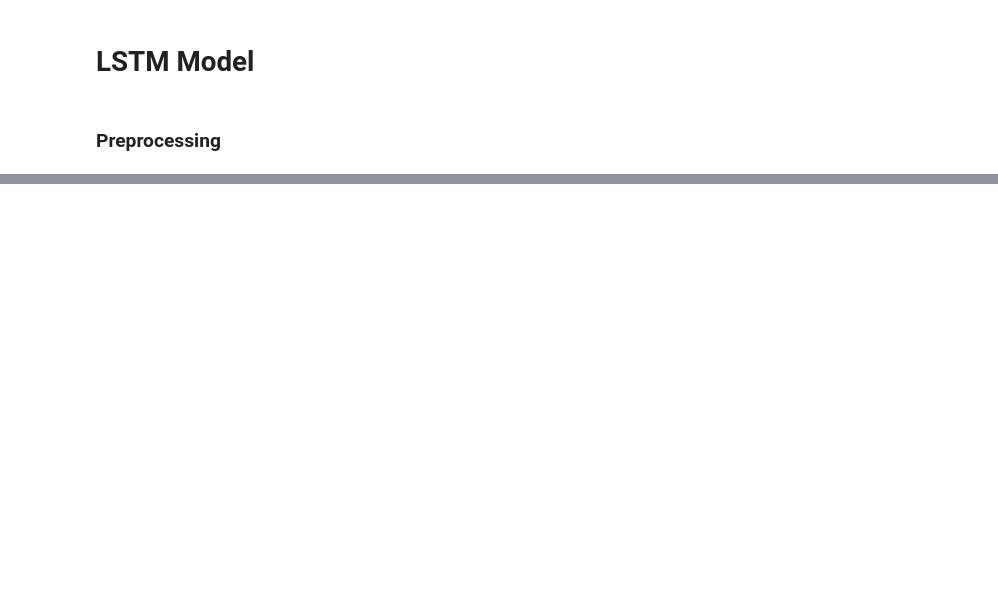
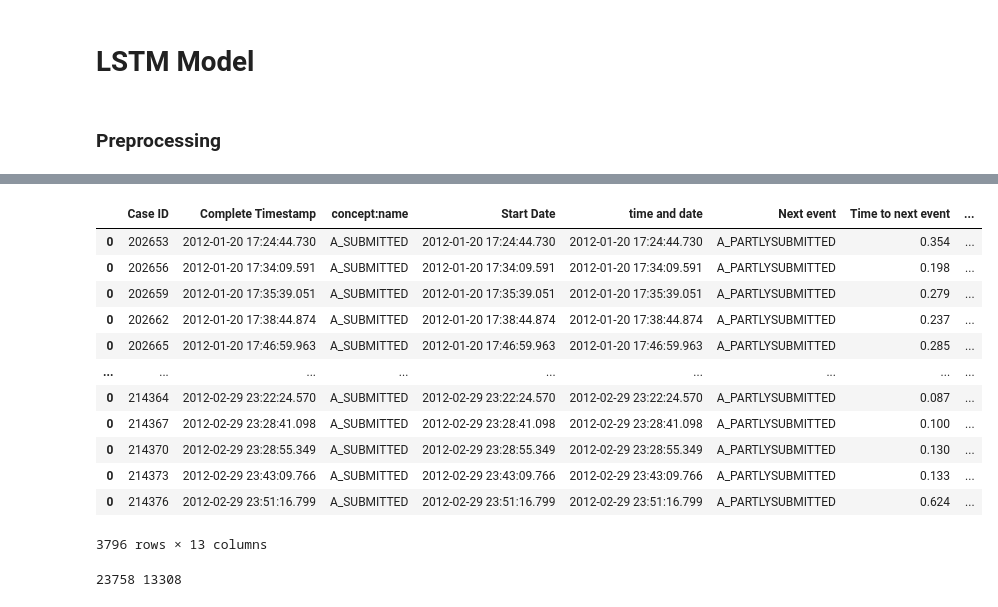
Before and after one commit to TristanDeenen/Process-Mining, a Jupyter notebook: Deliv_Notebook.ipynb, the cells around one changed output, grey strips where cells are left out. Drawn from its saved outputs; the diff is of its cells as text; code cells hidden in the pictures; blank space fills up the shorter version.

```diff
--- a/Deliv_Notebook.ipynb
+++ b/Deliv_Notebook.ipynb
@@ -749,0 +529,18 @@ balanced_accuracy_score(testing_data['Next act'], testing_data['LSTM_pred'], adj
+# %%
+LSTM_time = list(pred_time[1:])
+LSTM_time.append('-')
+test_df['LSTM time prediction'] = LSTM_time
+test_df.loc[test_df[log_test.activity] == 'End', 'LSTM time prediction'] = '-'
+# %%
+rf_act = [activity_map[act] for act in df_X_test['rf_prediction']]
+rf_act = rf_act[1:]
+rf_act.append('-')
+test_df['RF event prediction'] = rf_act
+test_df.loc[test_df[log_test.activity] == "End", "RF event prediction"] = "-"
+# %%
+rf_time = list(df_X_test['rf_time_prediction'][1:])
+rf_time.append('-')
+test_df['RF time prediction'] = rf_time
+test_df.loc[test_df[log_test.activity] == 'End', 'RF time prediction'] = '-'
+# %%
+test_df = test_df[test_df[log_test.activity] != 'End']
@@ -749,0 +560,24 @@ balanced_accuracy_score(testing_data['Next act'], testing_data['LSTM_pred'], adj
+# %%
+test_df.loc[test_df[log_test.activity] == 'A_SUBMITTED']
+# %% [output]
+|  | Case ID | Complete Timestamp | concept:name | Start Date | time and date | Next event | Time to next event | ... |
+| 0 | 202653 | 2012-01-20 17:24:44.730 | A_SUBMITTED | 2012-01-20 17:24:44.730 | 2012-01-20 17:24:44.730 | A_PARTLYSUBMITTED | 0.354 | ... |
+| 0 | 202656 | 2012-01-20 17:34:09.591 | A_SUBMITTED | 2012-01-20 17:34:09.591 | 2012-01-20 17:34:09.591 | A_PARTLYSUBMITTED | 0.198 | ... |
+| 0 | 202659 | 2012-01-20 17:35:39.051 | A_SUBMITTED | 2012-01-20 17:35:39.051 | 2012-01-20 17:35:39.051 | A_PARTLYSUBMITTED | 0.279 | ... |
+| 0 | 202662 | 2012-01-20 17:38:44.874 | A_SUBMITTED | 2012-01-20 17:38:44.874 | 2012-01-20 17:38:44.874 | A_PARTLYSUBMITTED | 0.237 | ... |
+| 0 | 202665 | 2012-01-20 17:46:59.963 | A_SUBMITTED | 2012-01-20 17:46:59.963 | 2012-01-20 17:46:59.963 | A_PARTLYSUBMITTED | 0.285 | ... |
+| ... | ... | ... | ... | ... | ... | ... | ... | ... |
+| 0 | 214364 | 2012-02-29 23:22:24.570 | A_SUBMITTED | 2012-02-29 23:22:24.570 | 2012-02-29 23:22:24.570 | A_PARTLYSUBMITTED | 0.087 | ... |
+| 0 | 214367 | 2012-02-29 23:28:41.098 | A_SUBMITTED | 2012-02-29 23:28:41.098 | 2012-02-29 23:28:41.098 | A_PARTLYSUBMITTED | 0.100 | ... |
+| 0 | 214370 | 2012-02-29 23:28:55.349 | A_SUBMITTED | 2012-02-29 23:28:55.349 | 2012-02-29 23:28:55.349 | A_PARTLYSUBMITTED | 0.130 | ... |
+| 0 | 214373 | 2012-02-29 23:43:09.766 | A_SUBMITTED | 2012-02-29 23:43:09.766 | 2012-02-29 23:43:09.766 | A_PARTLYSUBMITTED | 0.133 | ... |
+| 0 | 214376 | 2012-02-29 23:51:16.799 | A_SUBMITTED | 2012-02-29 23:51:16.799 | 2012-02-29 23:51:16.799 | A_PARTLYSUBMITTED | 0.624 | ... |
+3796 rows × 13 columns
+# %%
+print(len(test_df.loc[test_df['LSTM event prediction'] == "W_Nabellen offertes"]), len(test_df.loc[test_df['Next event'] == "W_Nabellen offertes"]))
+
+# LSTM predicitons of "W_Nabellen offertes" = 23758
+# Next events of "W_Nabellen offertes" = 13308
+# Due to the LSTM continously predicting a long sequence of "W_Nabellen offertes"
+# %% [output]
+23758 13308
```
Also changed, not shown: parts of 41 cells of this notebook.
